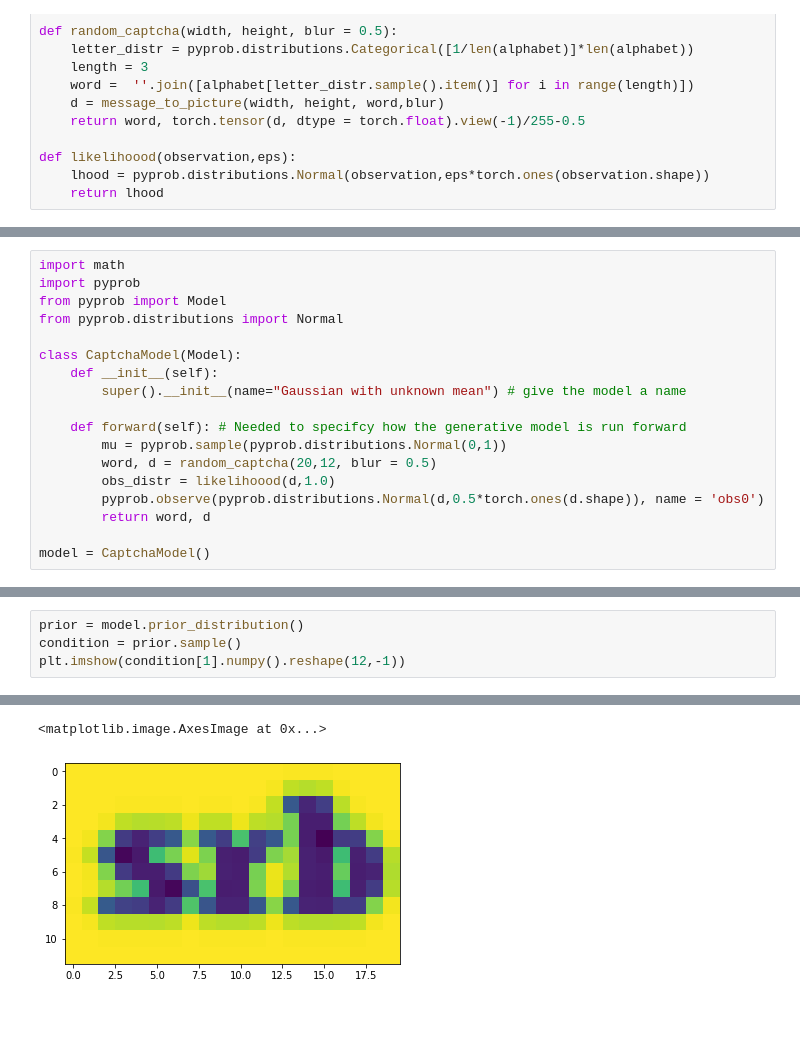
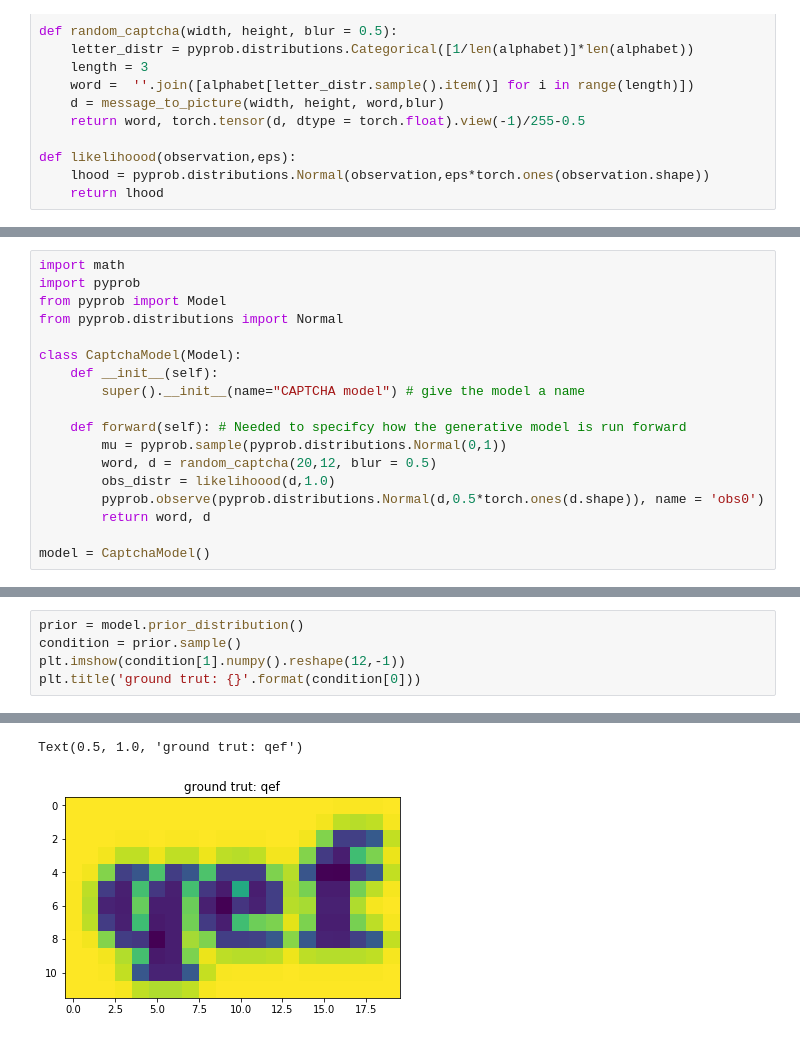
Before and after one commit to lukasheinrich/MLHEP-pyprob, a Jupyter notebook: Captcha.ipynb, the cells around one changed output, grey strips where cells are left out. Saved outputs shown, nothing was run; the diff lists cells and outputs as text.

```diff
--- a/Captcha.ipynb
+++ b/Captcha.ipynb
@@ -57,7 +69,7 @@ from pyprob.distributions import Normal
 
 class CaptchaModel(Model):
     def __init__(self):
-        super().__init__(name="Gaussian with unknown mean") # give the model a name
+        super().__init__(name="CAPTCHA model") # give the model a name
 
     def forward(self): # Needed to specifcy how the generative model is run forward
         mu = pyprob.sample(pyprob.distributions.Normal(0,1))
@@ -84,5 +103,6 @@ Total addresses: 1, parameters: 59,887
 prior = model.prior_distribution()
 condition = prior.sample()
 plt.imshow(condition[1].numpy().reshape(12,-1))
+plt.title('ground trut: {}'.format(condition[0]))
 # %% [output]
 Time spent  | Time remain.| Progress             | Trace | Traces/sec
@@ -90,2 +110,2 @@ Time spent  | Time remain.| Progress             | Trace | Traces/sec
-<matplotlib.image.AxesImage at 0x...>
+Text(0.5, 1.0, 'ground trut: qef')
-[figure, old version]
+[figure, new version]
```
Also changed, not shown: parts of 18 cells of this notebook.
